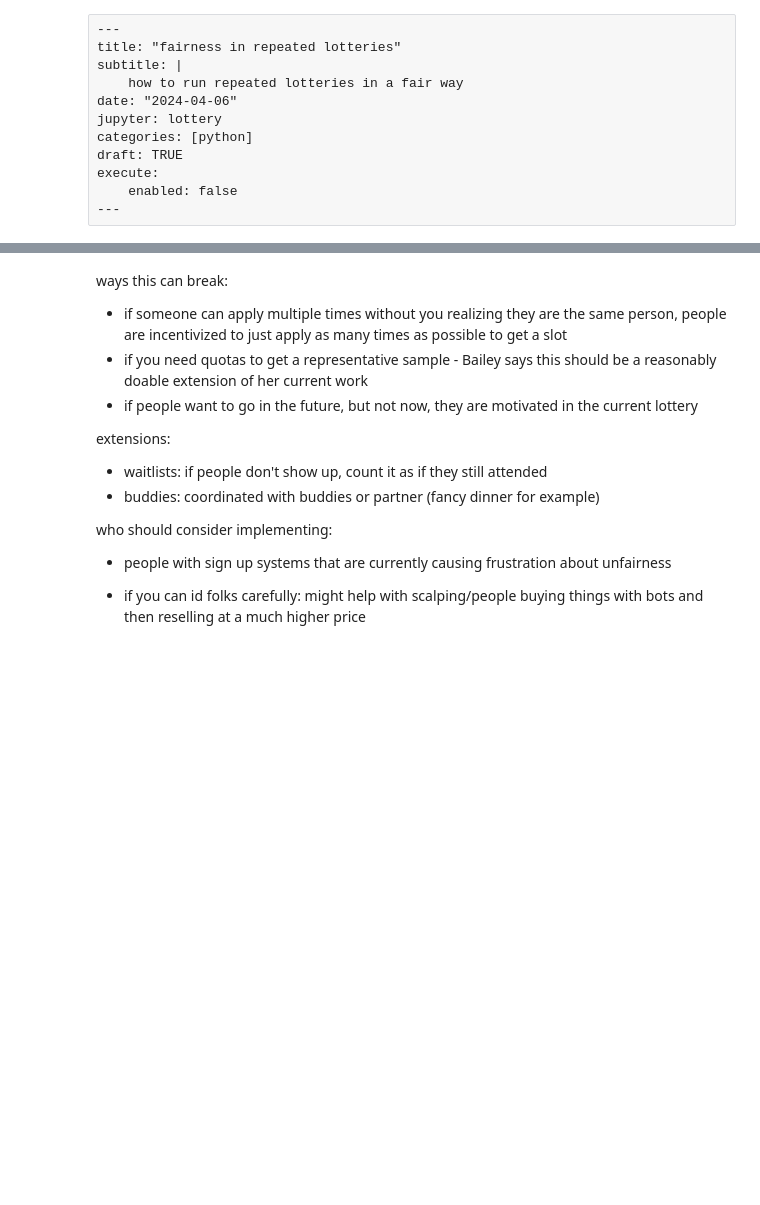
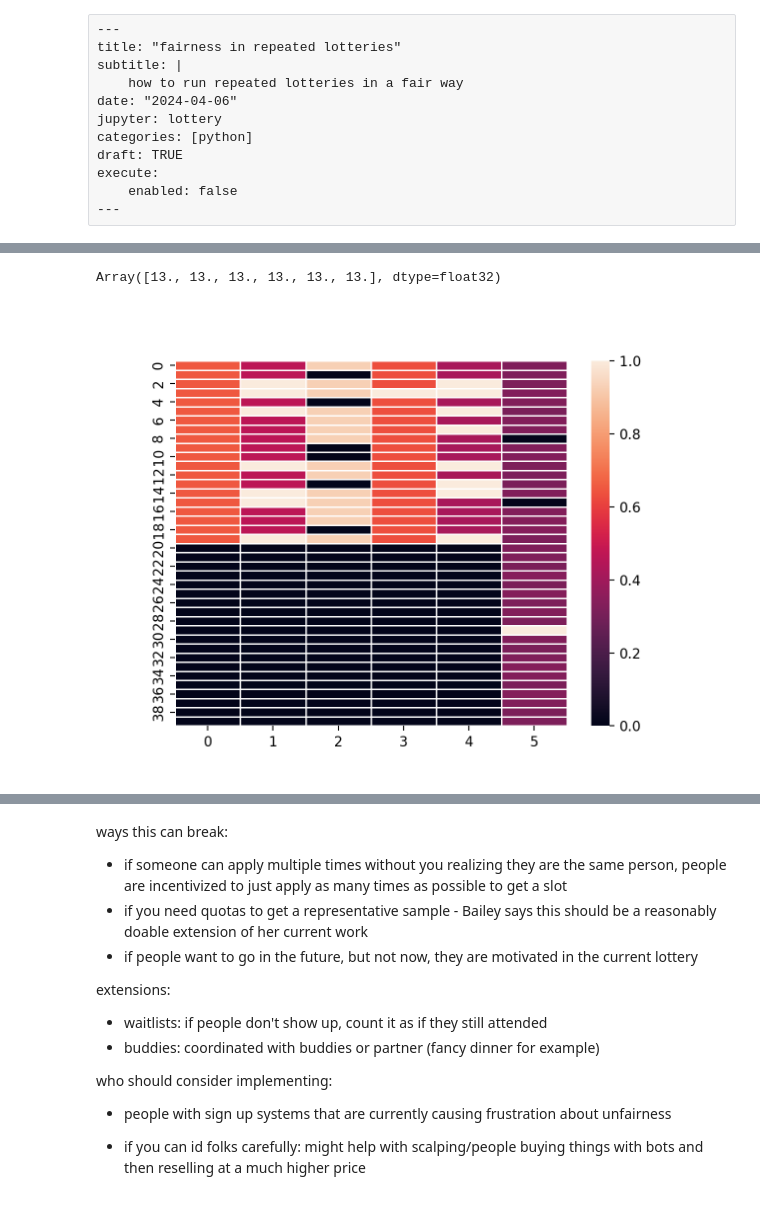
Before and after one commit to alexpghayes/quarto-blog, a Jupyter notebook: post/2024-04-06_repeated-lotteries/index.ipynb, the cells around one changed output, grey strips where cells are left out. Cells and saved outputs as stored; diff of their text form; code cells hidden in the pictures; blank space fills up the shorter version.

```diff
--- a/post/2024-04-06_repeated-lotteries/index.ipynb
+++ b/post/2024-04-06_repeated-lotteries/index.ipynb
@@ -385,3 +12,0 @@ def unfairness(current_win_probability, pool : LotteryPool, lottery_size):
-# %%
-demo_pool = LotteryPool("Demostration Pool")
-pool = demo_pool
@@ -393,0 +353,6 @@ OverflowError: cannot convert float infinity to integer
+# %%
+key, subkey = random.split(key)
+scores = random.poisson(subkey, 10, (40,))
+
+# run another lottery, add new entrants
+demo_pool.run_lottery(scores, lottery_size=13)
@@ -393,0 +364,8 @@ OverflowError: cannot convert float infinity to integer
+# %%
+demo_pool.winners.sum(axis=0)
+# %% [output]
+Array([13., 13., 13., 13., 13., 13.], dtype=float32)
+# %%
+demo_pool.plot_win_probabilities()
+# %% [output]
+[figure, added]
```
Also changed, not shown: parts of 41 cells of this notebook, 4 other files.
